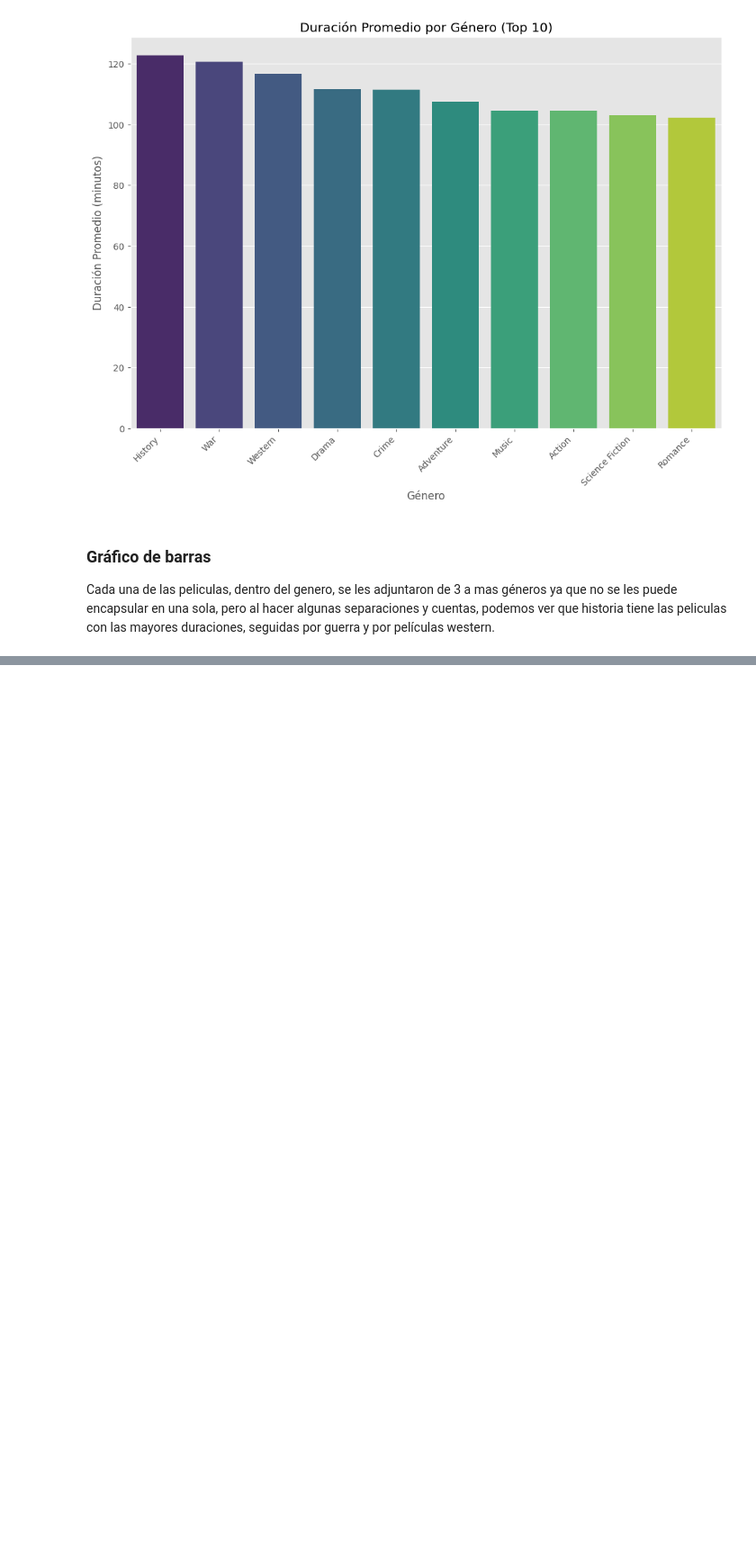
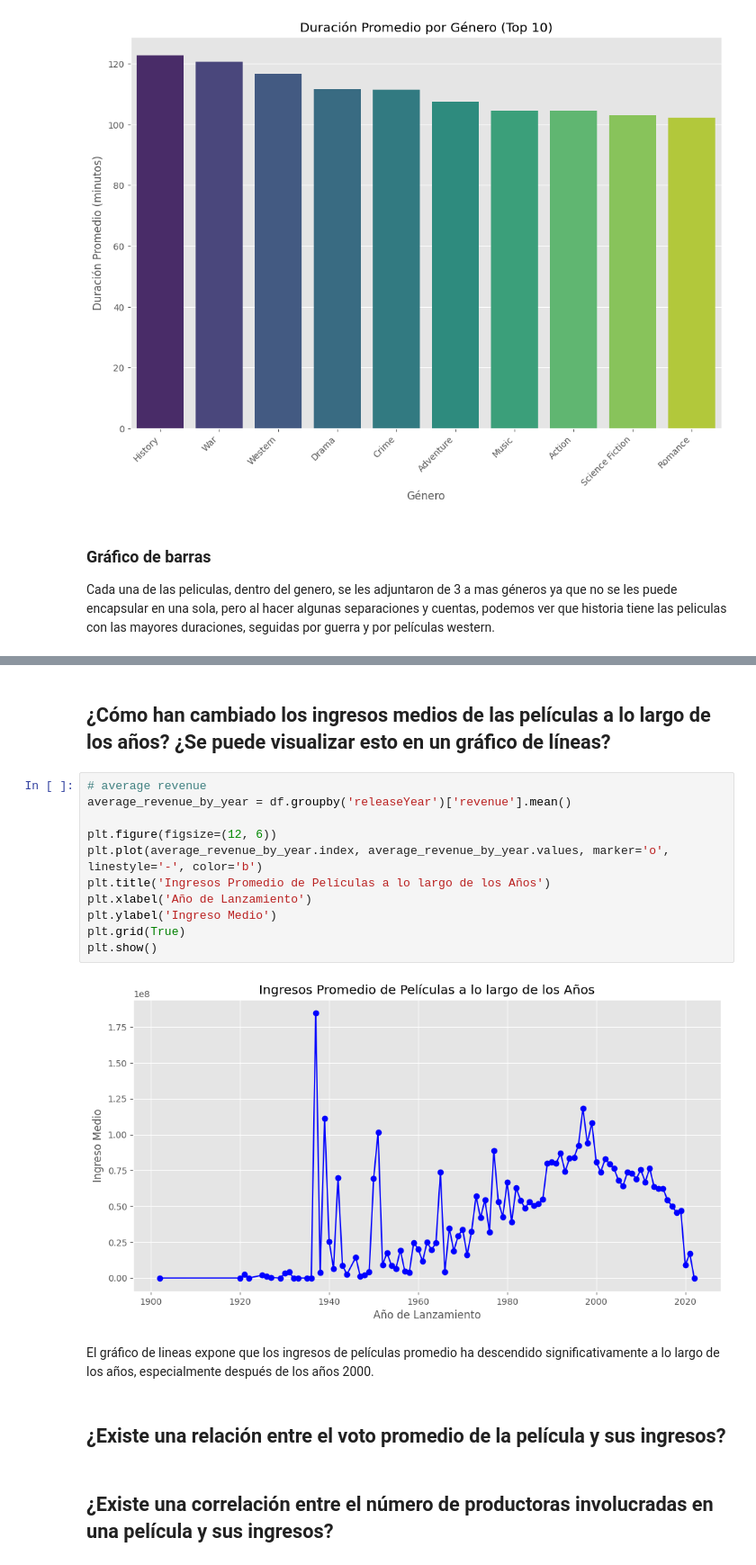
Before and after one commit to bl33h/moviesExploratoryAnalysis, a Jupyter notebook: movies.ipynb, the cells around one changed output, grey strips where cells are left out. Shown at 90% size. Cells and saved outputs as stored; diff of their text form; blank space fills up the shorter version.

```diff
--- a/movies.ipynb
+++ b/movies.ipynb
@@ -703,0 +727,21 @@ Cada una de las peliculas, dentro del genero, se les adjuntaron de 3 a mas géne
+# %% [markdown]
+## ¿Cómo han cambiado los ingresos medios de las películas a lo largo de los años? ¿Se puede visualizar esto en un gráfico de líneas?
+# %%
+# average revenue
+average_revenue_by_year = df.groupby('releaseYear')['revenue'].mean()
+
+plt.figure(figsize=(12, 6))
+plt.plot(average_revenue_by_year.index, average_revenue_by_year.values, marker='o', linestyle='-', color='b')
+plt.title('Ingresos Promedio de Películas a lo largo de los Años')
+plt.xlabel('Año de Lanzamiento')
+plt.ylabel('Ingreso Medio')
+plt.grid(True)
+plt.show()
+# %% [output]
+[figure, added]
+# %% [markdown]
+El gráfico de lineas expone que los ingresos de películas promedio ha descendido significativamente a lo largo de los años, especialmente después de los años 2000.
+# %% [markdown]
+## ¿Existe una relación entre el voto promedio de la película y sus ingresos?
+# %% [markdown]
+## ¿Existe una correlación entre el número de productoras involucradas en una película y sus ingresos?
```
Also changed, not shown: parts of 5 cells of this notebook.
